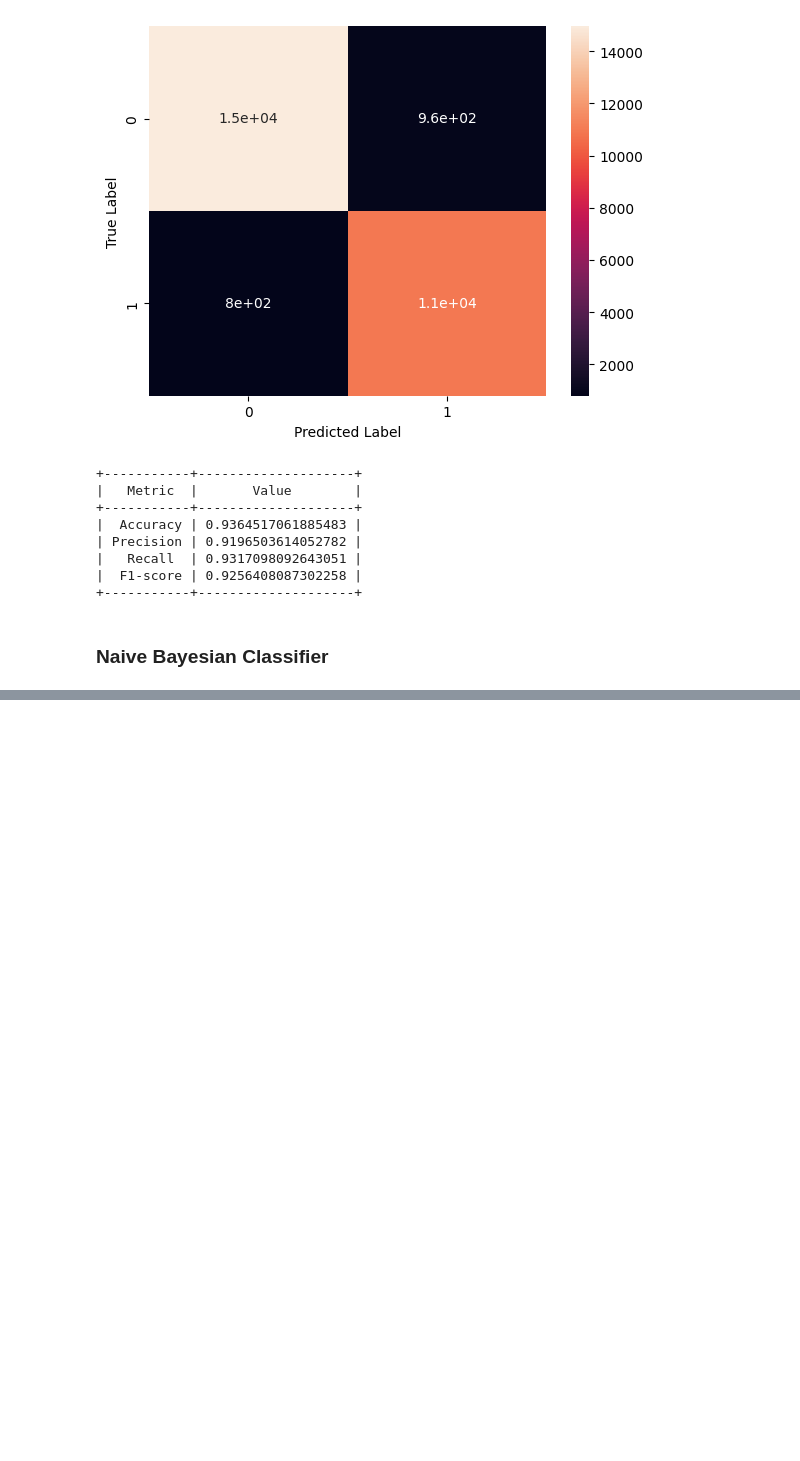
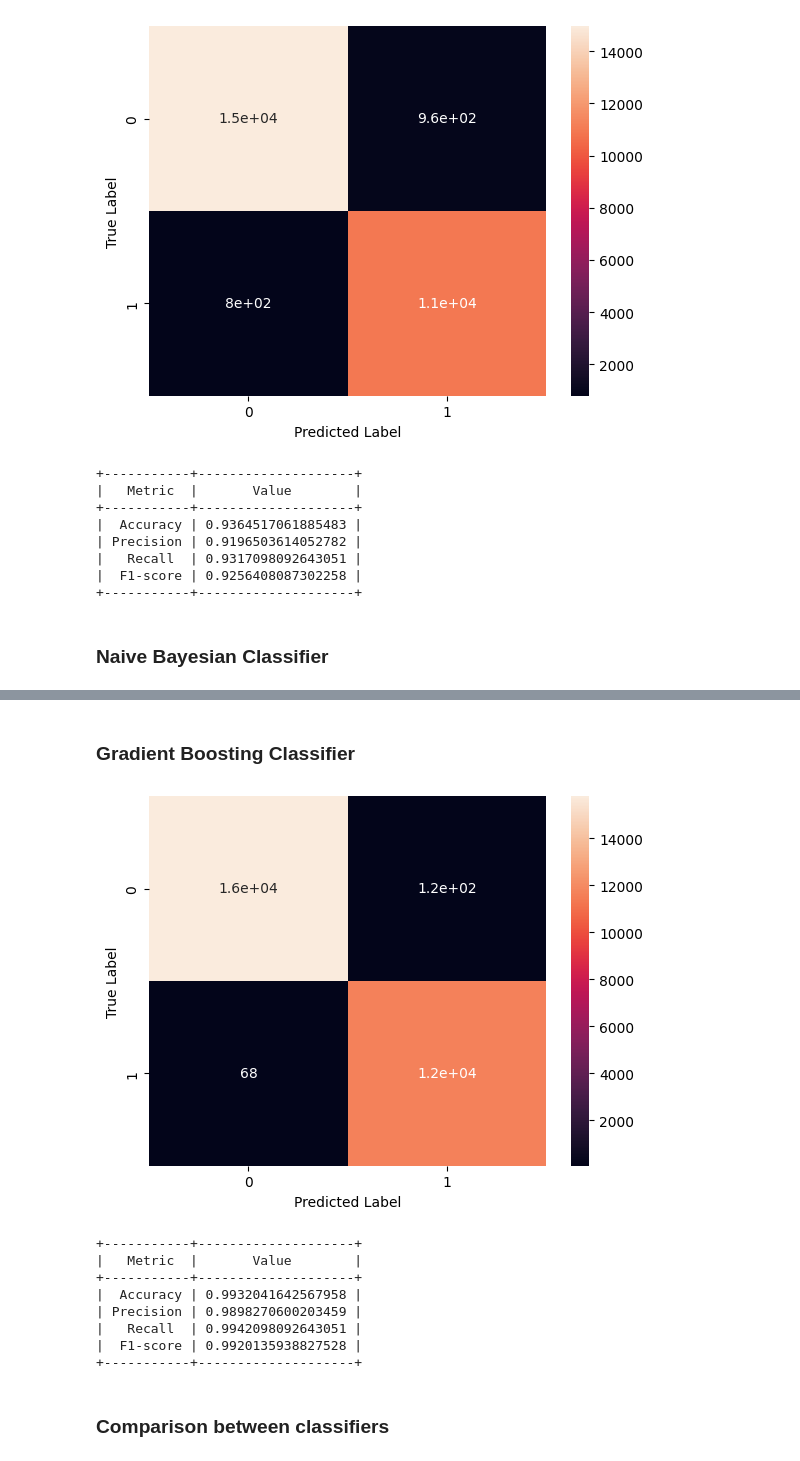
Before and after one commit to GPericone/Botnet-Detection-using-ML, a Jupyter notebook: project.ipynb, the cells around one changed output, grey strips where cells are left out. Drawn from its saved outputs; the diff is of its cells as text; code cells hidden in the pictures; blank space fills up the shorter version.

```diff
--- a/project.ipynb
+++ b/project.ipynb
@@ -615,0 +686,48 @@ Number of mislabeled points out of a total 27664 points : 7318
+# %% [markdown]
+### Gradient Boosting Classifier
+# %%
+# Crea un modello di Gradient Boosting
+gbc = GradientBoostingClassifier()
+
+# Addestra il modello con i dati di training
+gbc = gbc.fit(train_x, train_y)
+
+# Effettua le predizioni sul test set
+predictions_gbc = gbc.predict(test_x)
+
+# Calcola la matrice di confusione del modello
+cm_gbc = metrics.confusion_matrix(test_y, predictions_gbc)
+
+# Crea una vista della matrice di confusione
+sns.heatmap(cm_gbc, annot=True)
+plt.xlabel("Predicted Label")
+plt.ylabel("True Label")
+plt.show()
+
+accuracy_gbc = metrics.accuracy_score(test_y, predictions_gbc)
+precision_gbc = metrics.precision_score(test_y, predictions_gbc)
+recall_gbc = metrics.recall_score(test_y, predictions_gbc)
+f1_score_gbc = metrics.f1_score(test_y, predictions_gbc)
+
+# Crea una tabella per le statistiche del modello
+table_gbc = PrettyTable()
+table_gbc.field_names = ["Metric", "Value"]
+table_gbc.add_row(["Accuracy", accuracy_gbc])
+table_gbc.add_row(["Precision", precision_gbc])
+table_gbc.add_row(["Recall", recall_gbc])
+table_gbc.add_row(["F1-score", f1_score_gbc])
+
+# Stampa la tabella delle statistiche del modello
+print(table_gbc)
+# %% [output]
+[figure, added]
++-----------+--------------------+
+|   Metric  |       Value        |
++-----------+--------------------+
+|  Accuracy | 0.9932041642567958 |
+| Precision | 0.9898270600203459 |
+|   Recall  | 0.9942098092643051 |
+|  F1-score | 0.9920135938827528 |
++-----------+--------------------+
+# %% [markdown]
+### Comparison between classifiers
```
Also changed, not shown: parts of 11 cells of this notebook.
